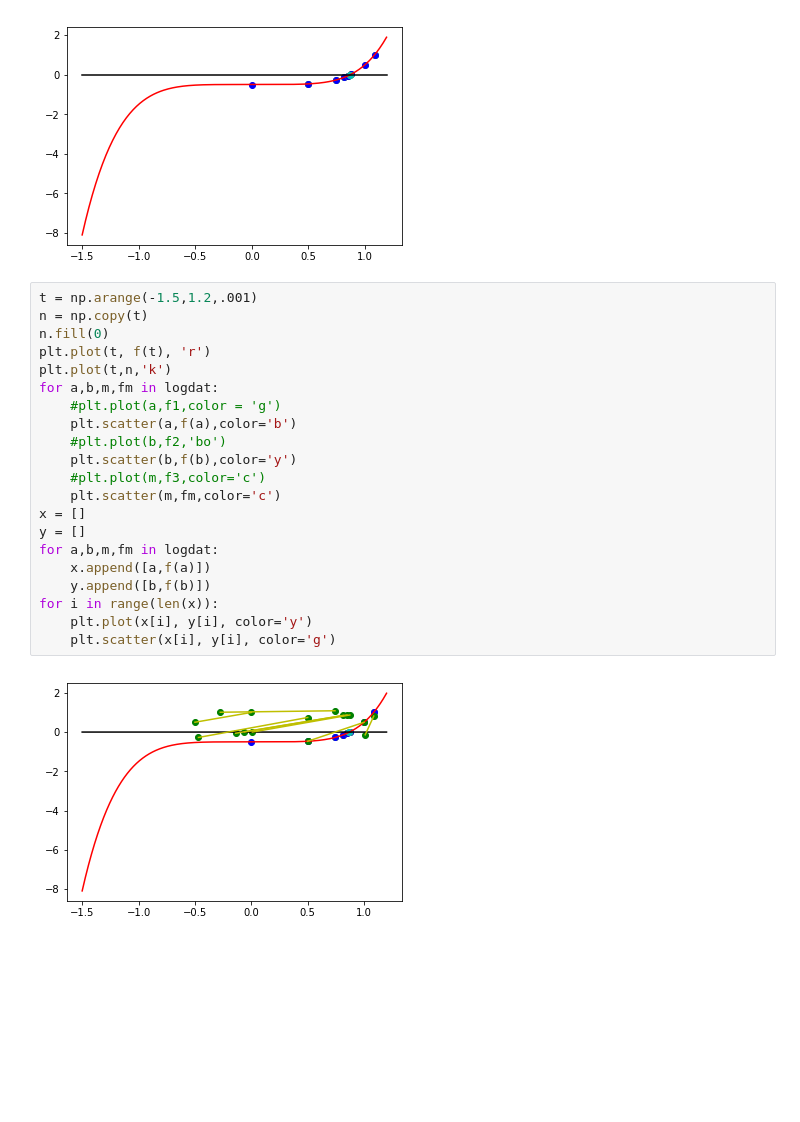
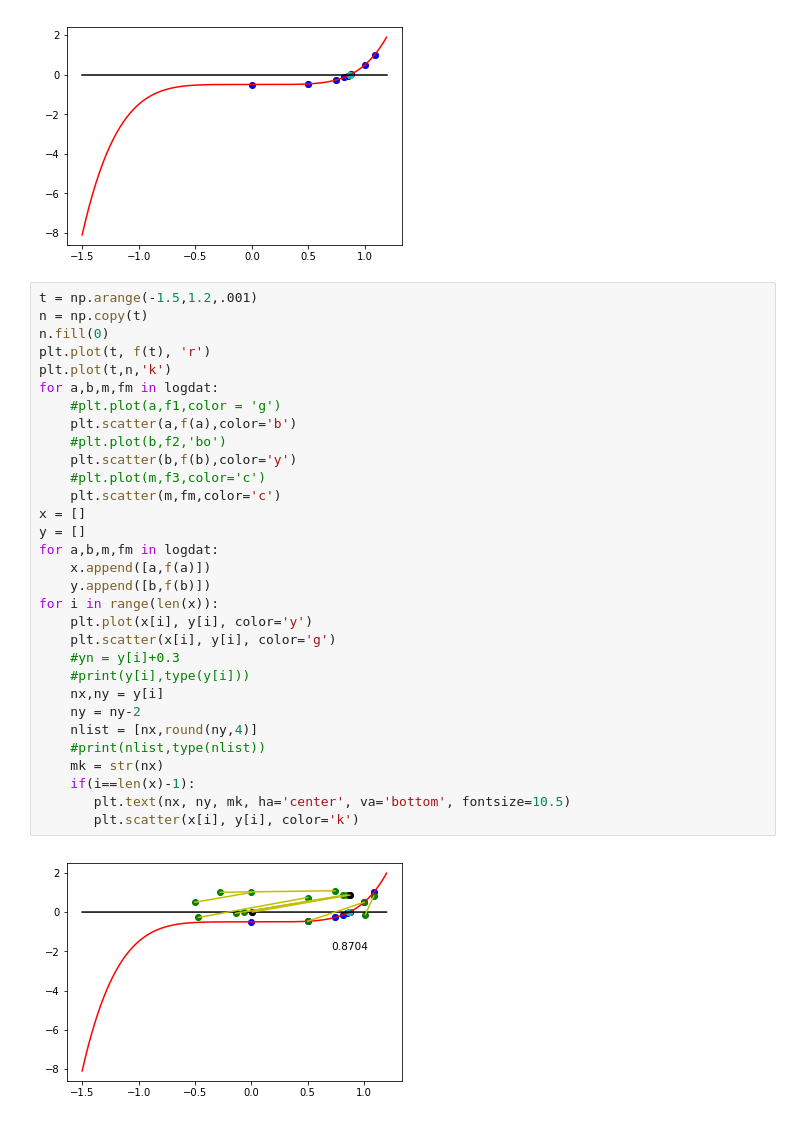
Before and after one commit to jumbokh/appliedNum_learn, a Jupyter notebook: python/plot_line.ipynb, the cells around one changed output. Drawn from its saved outputs; the diff is of its cells as text; blank space fills up the shorter version.

Commit message:
update plot_line, add lables

```diff
--- a/python/plot_line.ipynb
+++ b/python/plot_line.ipynb
@@ -123,23 +123,33 @@ plt.show()
 # %%
 t = np.arange(-1.5,1.2,.001)
 n = np.copy(t)
 n.fill(0)
 plt.plot(t, f(t), 'r')
 plt.plot(t,n,'k')
 for a,b,m,fm in logdat:
     #plt.plot(a,f1,color = 'g')
     plt.scatter(a,f(a),color='b')
     #plt.plot(b,f2,'bo')
     plt.scatter(b,f(b),color='y')
     #plt.plot(m,f3,color='c')
     plt.scatter(m,fm,color='c')
 x = []
 y = []
 for a,b,m,fm in logdat:
     x.append([a,f(a)])
     y.append([b,f(b)])
 for i in range(len(x)):
     plt.plot(x[i], y[i], color='y')
     plt.scatter(x[i], y[i], color='g')
+    #yn = y[i]+0.3
+    #print(y[i],type(y[i]))
+    nx,ny = y[i]
+    ny = ny-2
+    nlist = [nx,round(ny,4)]
+    #print(nlist,type(nlist))
+    mk = str(nx)
+    if(i==len(x)-1):
+       plt.text(nx, ny, mk, ha='center', va='bottom', fontsize=10.5)
+       plt.scatter(x[i], y[i], color='k')
 # %% [output]
-[figure, old version]
+[figure, new version]
```
Also changed, not shown: parts of 1 cell of this notebook, 3 other files.
